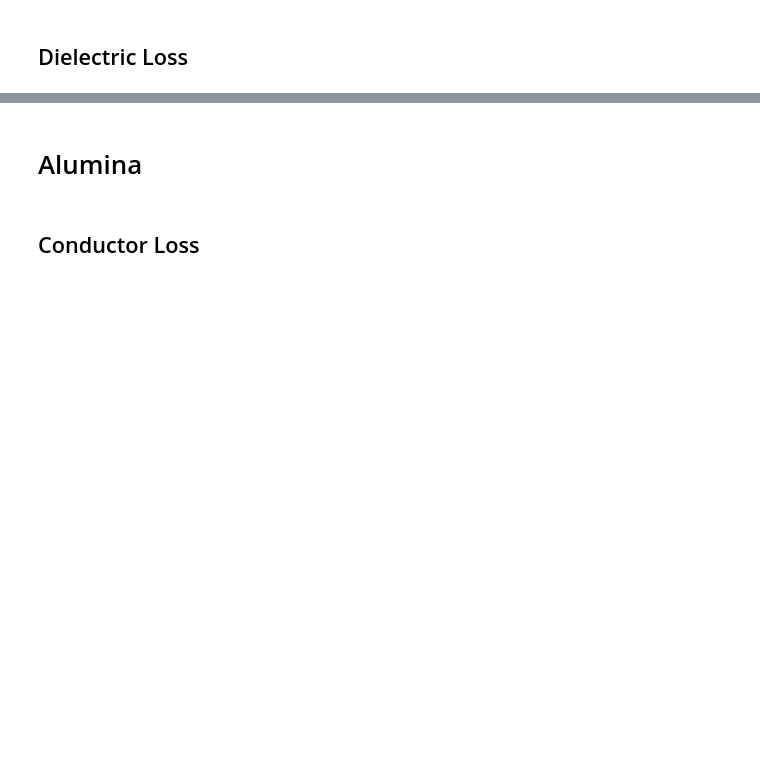
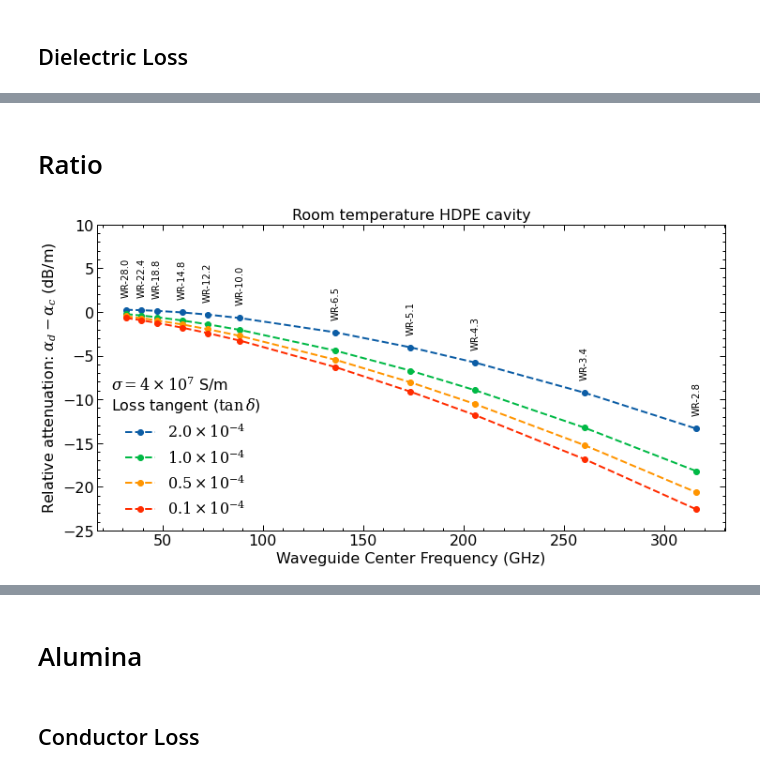
Before and after one commit to garrettj403/Waveguide, a Jupyter notebook: examples/conductor-vs-dielectric-attenuation.ipynb, the cells around one changed output, grey strips where cells are left out. Cells and saved outputs as stored; diff of their text form; code cells hidden in the pictures; blank space fills up the shorter version.

```diff
--- a/examples/conductor-vs-dielectric-attenuation.ipynb
+++ b/examples/conductor-vs-dielectric-attenuation.ipynb
@@ -123,0 +124,37 @@ plt.savefig("results/waveguide-loss-hdpe-alphad.png", dpi=400);
+# %% [markdown]
+# Ratio
+# %%
+# Relative permittivity
+er = 2.3
+
+# Conductivity
+cond = 4e7
+alpha_c = []
+for _fc, _dim in zip(f_center, dimensions):
+    alpha_c.append(conductor_loss(_fc, cond, _dim[0], _dim[1], er=er))
+alpha_c = np.array(alpha_c)
+
+# Loss tangent
+tand_list = [2e-4, 1e-4, 5e-5, 1e-5]
+
+plt.figure(figsize=(12,6))
+plt.title(r"Room temperature HDPE cavity")
+for i, _tand in np.ndenumerate(tand_list):
+    alpha_d = []
+    _er = er * (1 - 1j * _tand)
+    for _fc, _dim in zip(f_center, dimensions):
+        alpha_d.append(dielectric_loss(_fc, _dim[0], b=_dim[1], er=_er))
+    alpha_d = np.array(alpha_d)
+    plt.plot(f_center/1e9, np2db(alpha_d) - np2db(alpha_c), marker='o', ls='--', label=r"${:.1f}\times10^{{-4}}$".format(_tand*1e4))
+    if i[0] == 0:
+        for _f, _a, _wr in zip(f_center/1e9, np2db(alpha_d) - np2db(alpha_c), wr_sizes):
+            plt.text(_f, _a+1.5, "WR-{:.1f}".format(_wr), ha='center', va='bottom', rotation=90)
+plt.xlabel("Waveguide Center Frequency (GHz)")
+plt.ylabel(r"Relative attenuation: $\alpha_d - \alpha_c$ (dB/m)")
+plt.ylim([-25, 10])
+line1 = r"Loss tangent ($\tan\,\delta$)"
+line2 = r"$\sigma={:.0f}\times10^7$ S/m".format(cond/1e7)
+plt.legend(title="{}\n{}".format(line2, line1))
+plt.savefig("results/waveguide-loss-hdpe-relative-300k.png", dpi=400);
+# %% [output]
+[figure, added]
```
Also changed, not shown: parts of 7 cells of this notebook, 9 other files.
